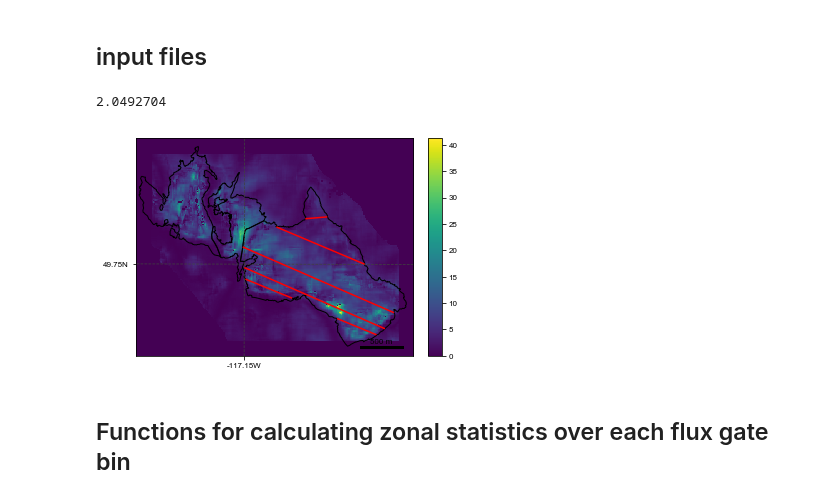
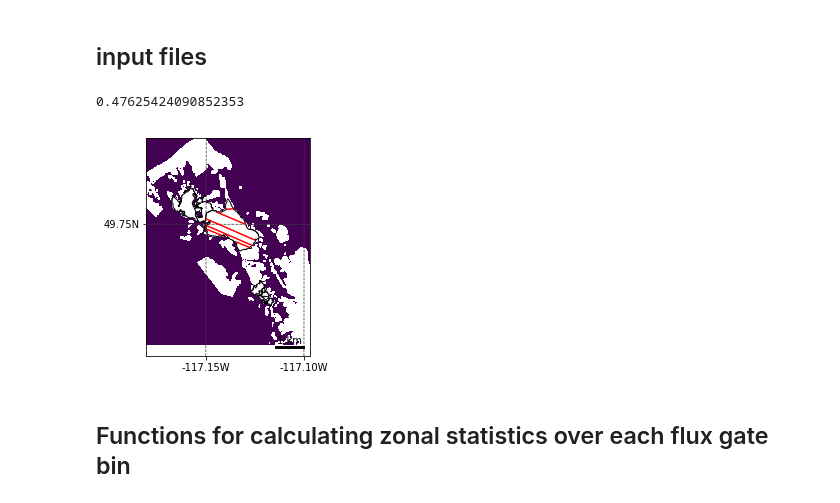
Before and after one commit to bpelto/ice_dynamics, a Jupyter notebook: flux_gate_velocity-Kokanee__wip.ipynb, the cells around one changed output. Drawn from its saved outputs; the diff is of its cells as text; code cells hidden in the pictures.

Commit message:
velocity updates

```diff
--- a/flux_gate_velocity-Kokanee__wip.ipynb
+++ b/flux_gate_velocity-Kokanee__wip.ipynb
@@ -21,7 +21,7 @@ from rasterstats import zonal_stats
 # season
 balance = 'Ba'  # Bw or Ba (winter or annual)
 # rho_snow = 445. # 470 kg m-3 geodetic or 457 glaciological, or...take given years obs. value
-year = 2016 # any of: 2016, 2017, 2018
+year = 2018 # any of: 2016, 2017, 2018
 I = np.abs(year - 2016) # for selecting raster inputs
 
 gl = 0 # number to select glacier
@@ -36,11 +36,15 @@ sHopt = 0.223 #10.3 ## ME:10.3 m,  MAE:0.223 (percent ratio)
 fl_path = '/home/pelto/Desktop/ice_flux/' + Glacier[gl] + '/'
 gpr_path = '/home/pelto/GIS/GPR/ComparisonData/'
 path = '/home/pelto/Desktop/lidar_cbt_analysis/kokanee/'
-vf_list = ['img1_20160417__img2_20170521_vmap_5m_35px_spm2/', 'img1_20160417__img2_20170521_vmap_5m_35px_spm2/',
-           'img1_20160417__img2_20170521_vmap_5m_35px_spm2/' ]#'img1_20150419__img2_20160417_vmap_5m_35px_spm2/'
+
+vf_list = ['img1_20150419__img1_20160417_vmap_5m_35px_spm2/', 'img1_20160417__img1_20170521_vmap_5m_35px_spm2/',
+               'img1_20160417__img1_20170521_vmap_5m_35px_spm2/' ]#img1_20170521__img1_20180426_vmap_5m_35px_spm2/
+
+#vf_list = ['img1_20160417__img2_20170521_vmap_5m_35px_spm2/', 'img1_20160417__img2_20170521_vmap_5m_35px_spm2/',
+#            'img1_20160417__img2_20170521_vmap_5m_35px_spm2/' ]#'img1_20150419__img2_20160417_vmap_5m_35px_spm2/'
 
 vf = vf_list[I]
-vdir = '/home/pelto/Desktop/velocity_mapping/kokanee/' + vf
+vdir = '/home/pelto/Desktop/velocity_mapping/kokanee/bedem/3m/' + vf
 
 topo = '/home/pelto/Desktop/lidar_cbt_analysis/kokanee/20150912_kokanee_ppp_dem1_clip.tif'
 farinotti = gpr_path + 'RGI60-02/RGI60-02.00147_thickness.tif' #'RGI60-02.00147_thickness_srtm_corr.tif' #'RGI60-02/RGI60-02.00147'
@@ -65,8 +69,9 @@ VX = vdir+ vf[:-1] + '-F_vx.tif'
 VY = vdir+ vf[:-1] + '-F_vy.tif'
 vx = salem.open_xr_dataset(VX)  #gdal.Open(vx).ReadAsArray()
 vy = salem.open_xr_dataset(VY)#gdal.Open(vy).ReadAsArray()
-msk = salem.open_xr_dataset(fl_path + 'Kokanee_all_glaciers_2015_ice_msk_5m.tif')
-msk = msk.to_array(name='msk')
+msk = salem.open_xr_dataset(path + 'kokanee_total_msk.tif')
+# msk = salem.open_xr_dataset(fl_path + 'Kokanee_all_glaciers_2015_ice_msk_5m.tif')
+
 gpr = salem.open_xr_dataset(fl_path + 'gpr_outline_50_100m_5m.tif') #'gpr_outlines_all_25_25m_re5m.tif'
 farin = salem.open_xr_dataset(farinotti)
 
@@ -77,60 +82,72 @@ gates = salem.read_shapefile(gates)
 vx = vx.to_array(name='vx')
 # np.shape(vx[0]) remove index 1 i.e.: 1,2000,3000
 vy = vy.to_array(name='vy')
-gpr = gpr.to_array(name='gpr')
 
-# farin = farin.to_array(name='vx')
 H_opt_reproj = vx.salem.transform(H_opt)
 H_opt = H_opt_reproj.to_array(name='H_opt')
+msk_reproj = vx.salem.transform(msk)
+msk = msk_reproj.to_array(name='msk')
 
+gpr_reproj = vx.salem.transform(gpr)
+gpr = gpr_reproj.to_array(name='gpr')
 farin_reproj= vx.salem.transform(farin)
 farin = farin_reproj.to_array(name='farin')
+
 srtm_corr = fl_path + 'kokanee_SRTM_diff_29m_utm_5m.tif'
 srtm_corr = salem.open_xr_dataset(srtm_corr)
-srtm_corr = srtm_corr.to_array(name='srtm_corr')
+srtm_corr_reproj = vx.salem.transform(srtm_corr)
+srtm_corr = srtm_corr_reproj.to_array(name='srtm_corr')
 srtm_corr.data[srtm_corr.data>10.0] = 0.0  ##remove positive anomalous values
 farin_corr = farin + srtm_corr
 farin_corr= farin_corr.rename('farin_corr')
 
+# msk.data[msk.data<1.0]=np.nan
 gpr.data[gpr.data<0] = np.nan
 gpr.data[gpr.data<1.5] = 0.0   #not having any effect
 VZ = np.sqrt(vx.data**2 + vy.data**2 )
 vx.data[msk.data==0] = np.nan
 vy.data[msk.data==0] = np.nan
+# vy.data[vy.data<0.0] = np.nan ## remove false velocity vectors (up glacier velocity)
 
 VZ_off_ice = VZ.copy()
-VZ_off_ice[msk.data>0.0] = np.nan
-VZ_off_ice[VZ_off_ice==0.0] = np.nan
+
+msk.data[msk.data==-9999]=2.0
+msker = msk -1.0
+msker.data[msker.data==0.0]=np.nan
+
+VZ_off_ice = VZ_off_ice * msker
+# VZ_off_ice[msk.data==0.0] = np.nan
+# VZ_off_ice[VZ_off_ice.data==0.0] = np.nan
 
 dem = salem.open_xr_dataset(topo)
 dem_reproj = vx.salem.transform(dem)
 dem = dem_reproj.to_array(name='dem')
 dem.data[dem.data<1] = np.nan
 
 #     # map extent
 # grid = mercator_grid(center_ll=(-117.43, 51.238), extent=(4500, 4500)) ##zoomed out view
 # 487892.000 5509738.000 491232.000 5512358.000
 grid = vx.salem.grid  ##full view
 sm = Map(grid, countries=False)
 sm.set_lonlat_contours(interval=0)
 sm.set_scale_bar()
 
-sm.set_data(VZ) #, label='m')
+sm.set_data(msker) #, label='m')
 
 #      Change the lon-lat countour setting
 sm.set_lonlat_contours(add_ytick_labels=True, interval=0.05, linewidths=0.75, linestyles='--', colors='0.25')
 off_ice_V = np.nanmean(VZ_off_ice)
 print(off_ice_V)
 
 gdf = salem.read_shapefile(shpf)
 sm.set_shapefile(gdf, linewidth=1)
 sm.set_shapefile(gates, linewidth=1.5, color='r')
 sm.visualize()
 plt.savefig(fl_path+ 'products/'+ glacier[gl] +'ice_vel_gates.png', dpi=300)
 plt.show()
 # %% [output]
-2.0492704
+0.47625424090852353
-[figure, old version]
+[figure, new version]
 # %% [markdown]
 ## Functions for calculating zonal statistics over each flux gate bin
 # %%
```
Also changed, not shown: parts of 25 cells of this notebook, 2 other files.
